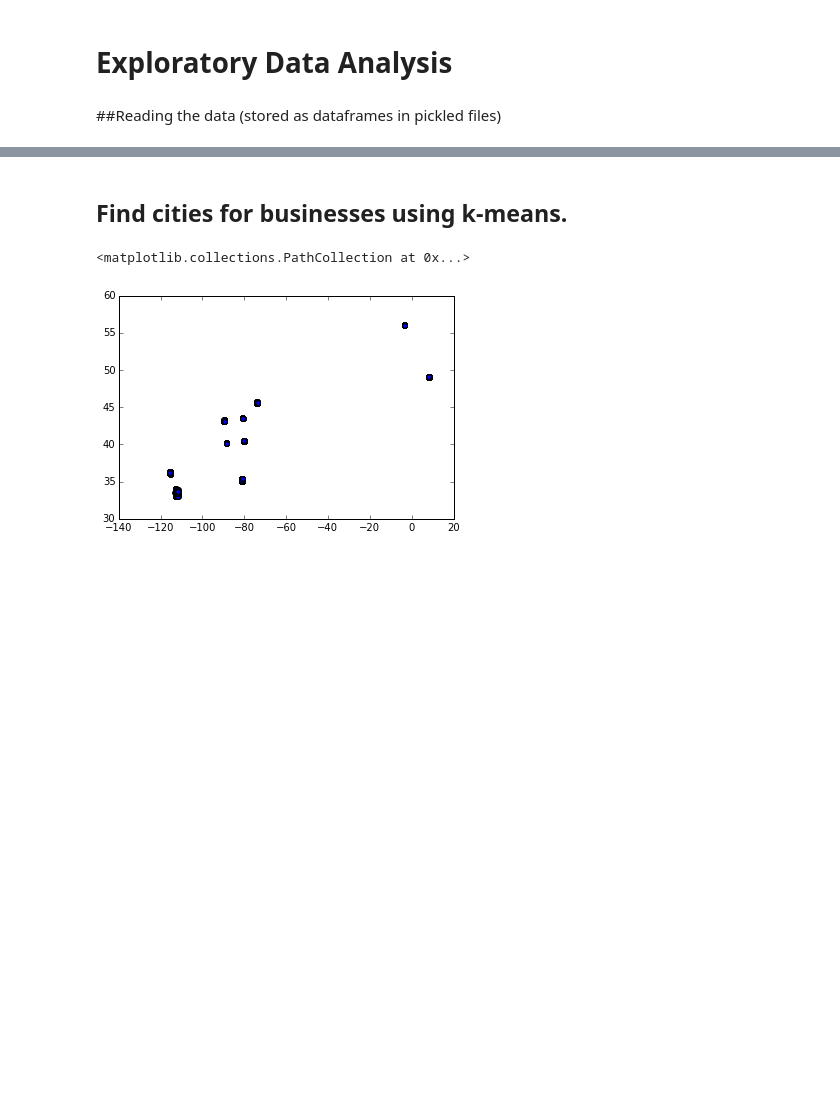
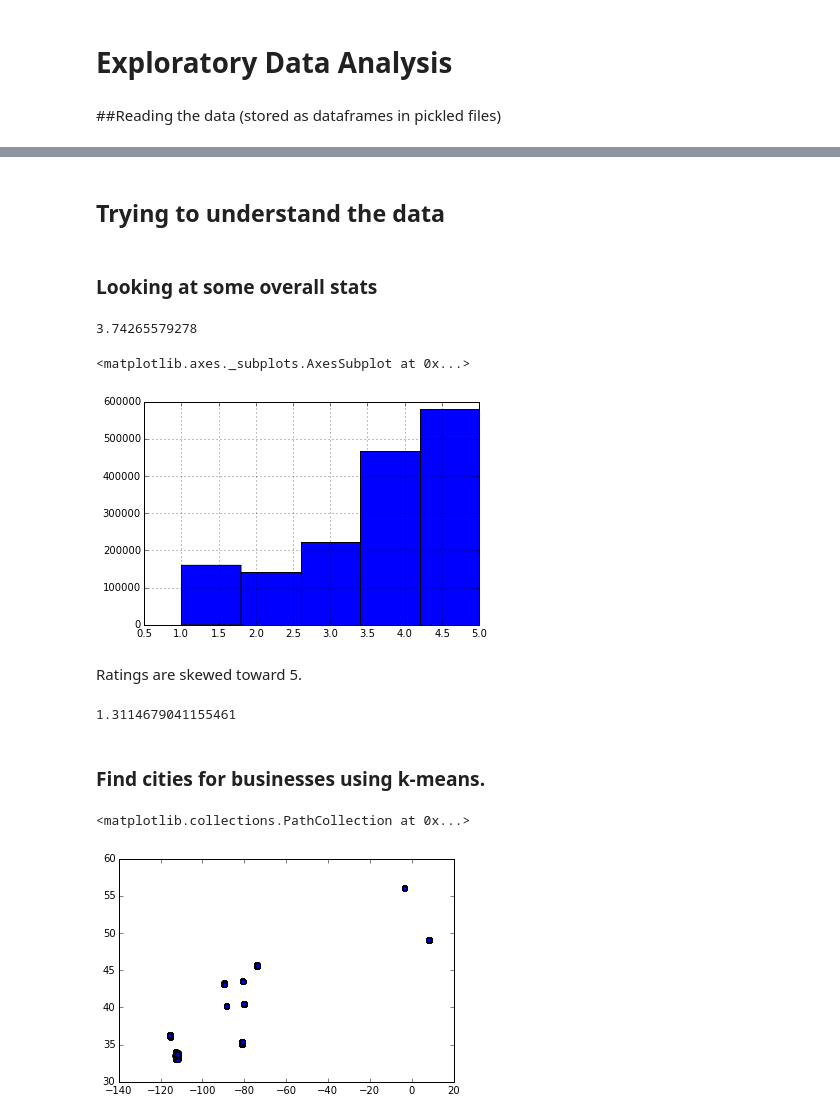
Before and after one commit to suhanree/network-recommender, a Jupyter notebook: code/EDA.ipynb, the cells around one changed output, grey strips where cells are left out. Saved outputs shown, nothing was run; the diff lists cells and outputs as text; code cells hidden in the pictures; blank space fills up the shorter version.

```diff
--- a/code/EDA.ipynb
+++ b/code/EDA.ipynb
@@ -31,5 +29,24 @@ IOError: [Errno 2] No such file or directory: '../data/dataframes.pkl'
+# %% [markdown]
+## Trying to understand the data
+# %% [markdown]
+### Looking at some overall stats
+# %%
+# average rating
+print review_df.review_stars.mean()
+review_df.review_stars.hist(bins=5)
+# %% [output]
+3.74265579278
+<matplotlib.axes._subplots.AxesSubplot at 0x...>
+[figure, added]
+# %% [markdown]
+Ratings are skewed toward 5.
+# %%
+# Standard deviation of the all reviews. (This will be the baseline RMSE for the whole star ratings.)
+review_df.review_stars.std()
+# %% [output]
+1.3114679041155461
 # %% [markdown]
-## Find cities for businesses using k-means.
+### Find cities for businesses using k-means.
 # %%
 X = business_df[['business_latitude', 'business_longitude']].values
 # %%
```
Also changed, not shown: parts of 9 cells of this notebook, 2 other files.
